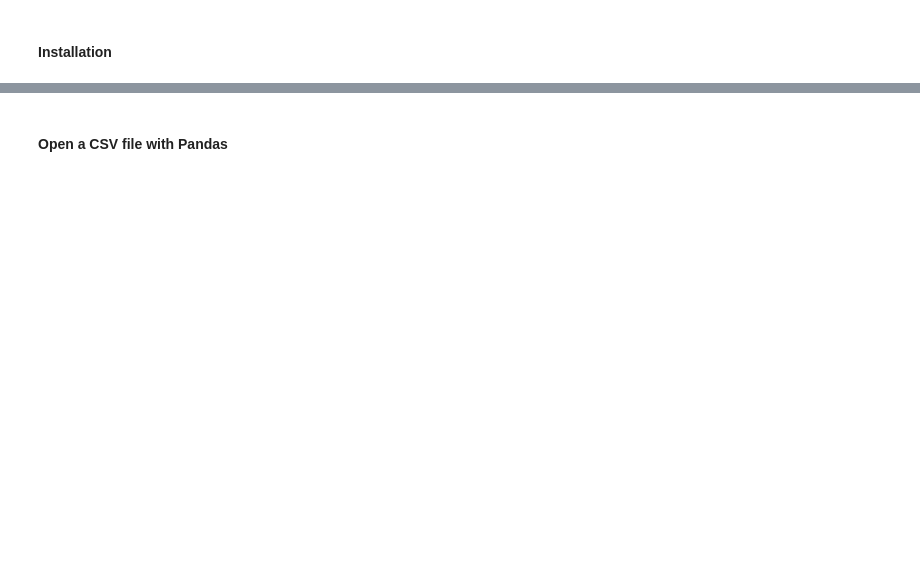
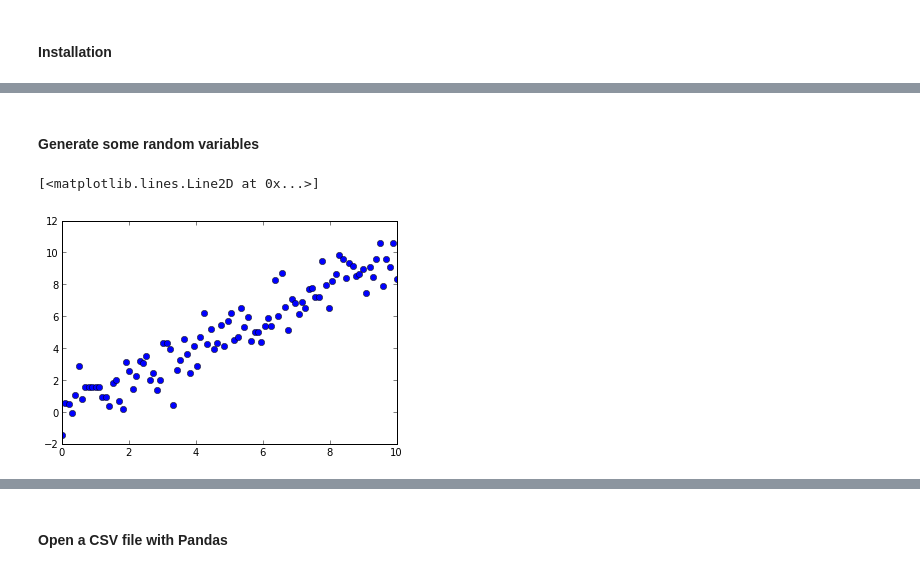
Before and after one commit to bpkent/public_talks, a Jupyter notebook: statBytes-python.ipynb, the cells around one changed output, grey strips where cells are left out. Cells and saved outputs as stored; diff of their text form; code cells hidden in the pictures; blank space fills up the shorter version.

```diff
--- a/statBytes-python.ipynb
+++ b/statBytes-python.ipynb
@@ -22,0 +47,9 @@ import statsmodels as sm   ## scikits.statsmodels - statistics library
+# %% [markdown]
+#### Generate some random variables
+# %%
+x = np.linspace(0, 10, 100)
+y = np.random.normal(loc=x, scale=1.0)
+plt.plot(x, y, 'bo')
+# %% [output]
+[<matplotlib.lines.Line2D at 0x...>]
+[figure, added]
```
Also changed, not shown: parts of 38 cells of this notebook, 2 other files.
